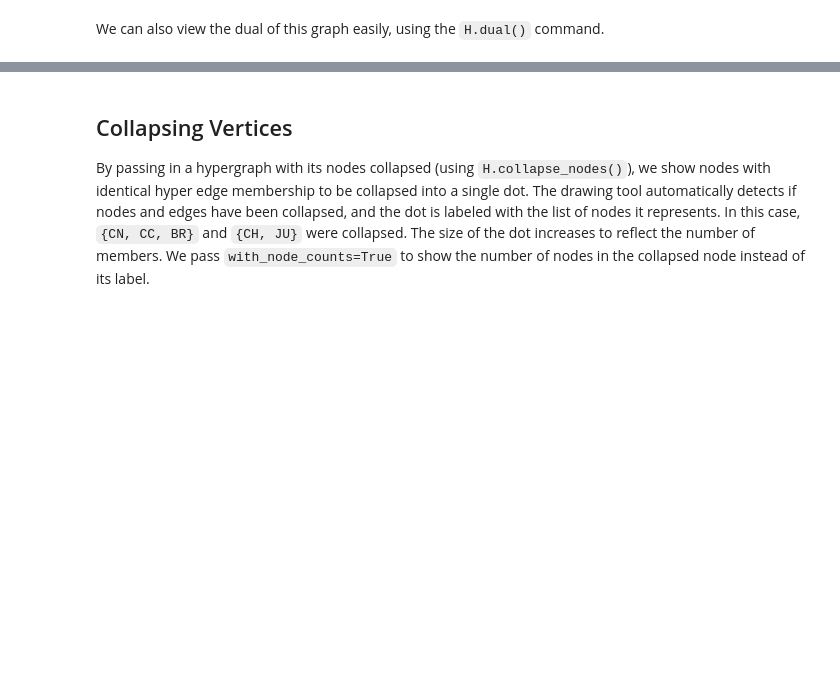
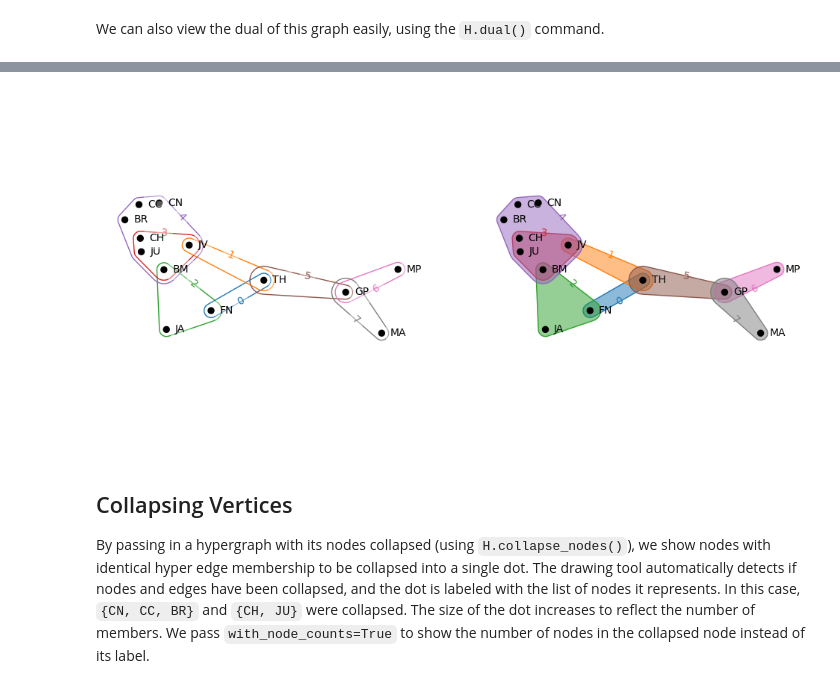
Before and after one commit to pnnl/HyperNetX, a Jupyter notebook: tutorials/dev/Basic Visualization.ipynb, the cells around one changed output, grey strips where cells are left out. Saved outputs shown, nothing was run; the diff lists cells and outputs as text; code cells hidden in the pictures; blank space fills up the shorter version.

Commit message:
fill edges added to tutorial

```diff
--- a/tutorials/dev/Basic Visualization.ipynb
+++ b/tutorials/dev/Basic Visualization.ipynb
@@ -81,3 +84,15 @@ We will now explore some of the basic visualization parameters that are special
+# %%
+plt.figure(figsize=(12, 6))
+
+plt.subplot(121)
+pos = hnx.drawing.draw(H, return_pos=True)
+
+plt.subplot(122)
+hnx.drawing.draw(H, pos=pos, fill_edges=True,
+     node_label_alpha=0.0, edge_label_alpha=0.0,
+)
+# %% [output]
+[figure, added]
 # %% [markdown]
 ## Collapsing Vertices
 By passing in a hypergraph with its nodes collapsed (using `H.collapse_nodes()`), we show nodes with identical hyper edge membership to be collapsed into a single dot. The drawing tool automatically detects if nodes and edges have been collapsed, and the dot is labeled with the list of nodes it represents. In this case, `{CN, CC, BR}` and `{CH, JU}` were collapsed. The size of the dot increases to reflect the number of members. We pass `with_node_counts=True` to show  the number of nodes in the collapsed node instead of its label.
```
Also changed, not shown: parts of 6 cells of this notebook.
